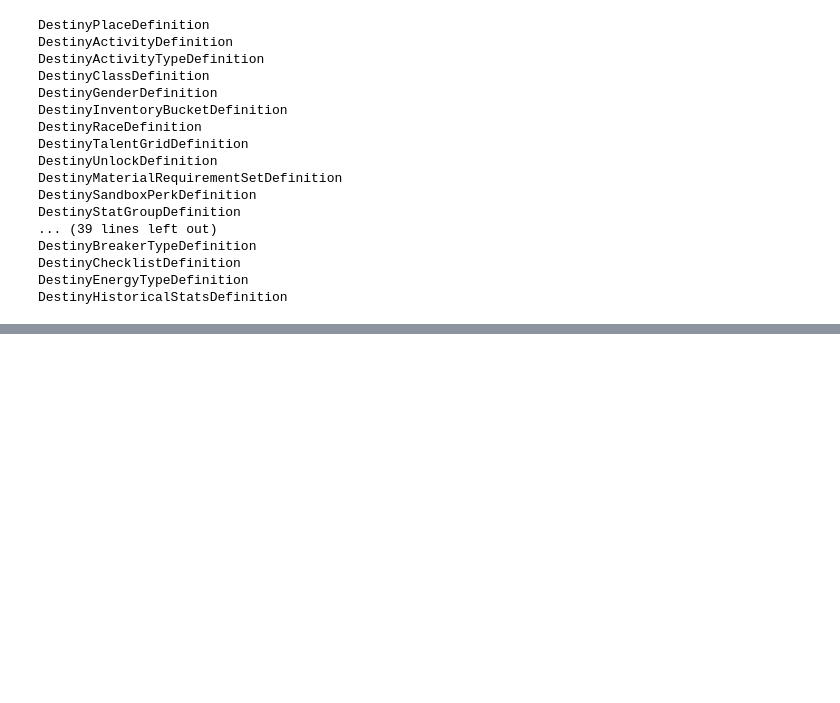
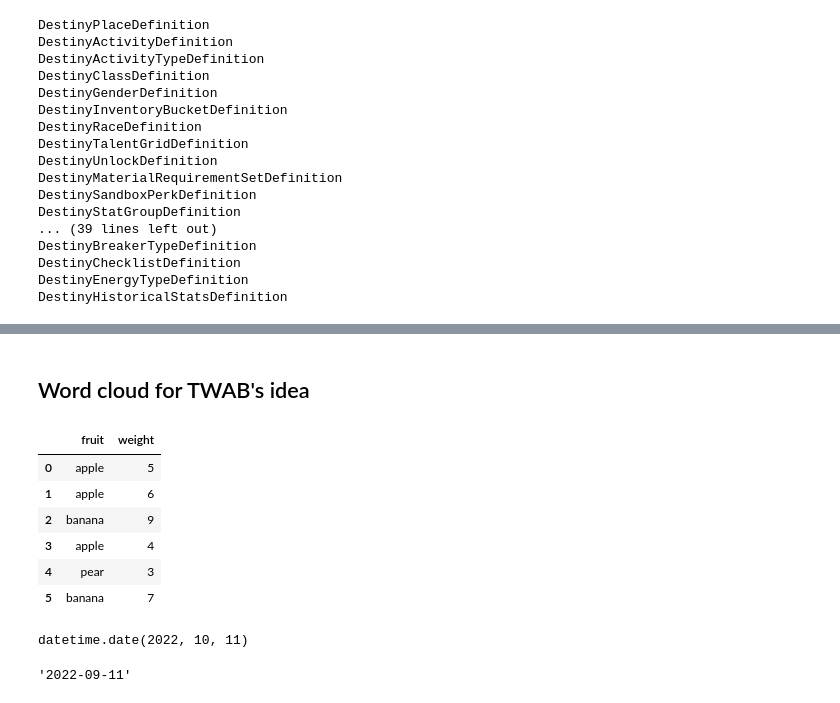
Before and after one commit to maxshinnerl/hydration-bot, a Jupyter notebook: testing_worklaptop.ipynb, the cells around one changed output, grey strips where cells are left out. Drawn from its saved outputs; the diff is of its cells as text; code cells hidden in the pictures; blank space fills up the shorter version.

```diff
--- a/testing_worklaptop.ipynb
+++ b/testing_worklaptop.ipynb
@@ -332,0 +60,2 @@ while x < 20:
+# %% [markdown]
+## Word cloud for TWAB's idea
@@ -332,0 +76,12 @@ while x < 20:
+# %%
+test_df = pd.DataFrame({"fruit":['apple','apple','banana','apple','pear', 'banana'],
+                        "weight":[5, 6, 9, 4, 3, 7]})
+test_df
+# %% [output]
+|  | fruit | weight |
+| 0 | apple | 5 |
+| 1 | apple | 6 |
+| 2 | banana | 9 |
+| 3 | apple | 4 |
+| 4 | pear | 3 |
+| 5 | banana | 7 |
@@ -332,0 +98,8 @@ while x < 20:
+# %%
+today
+# %% [output]
+datetime.date(2022, 10, 11)
+# %%
+str(date(2022, 9, 11)) # nice, leading zero is present
+# %% [output]
+'2022-09-11'
```
Also changed, not shown: parts of 35 cells of this notebook.
